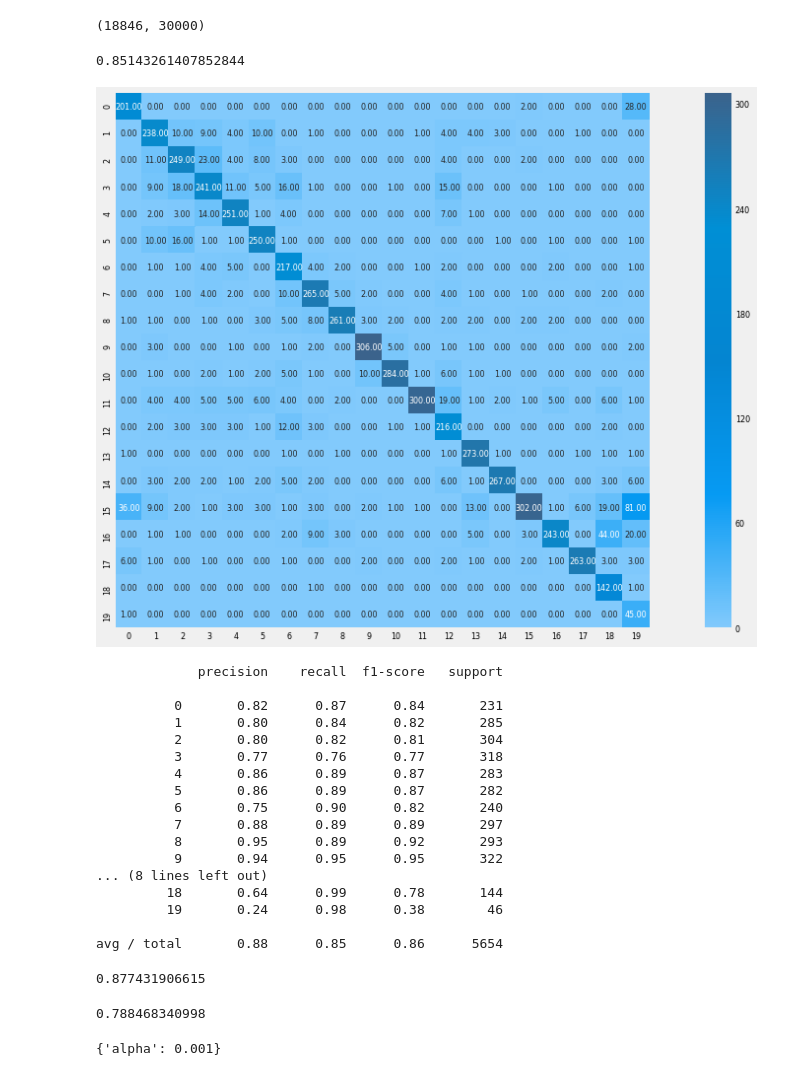
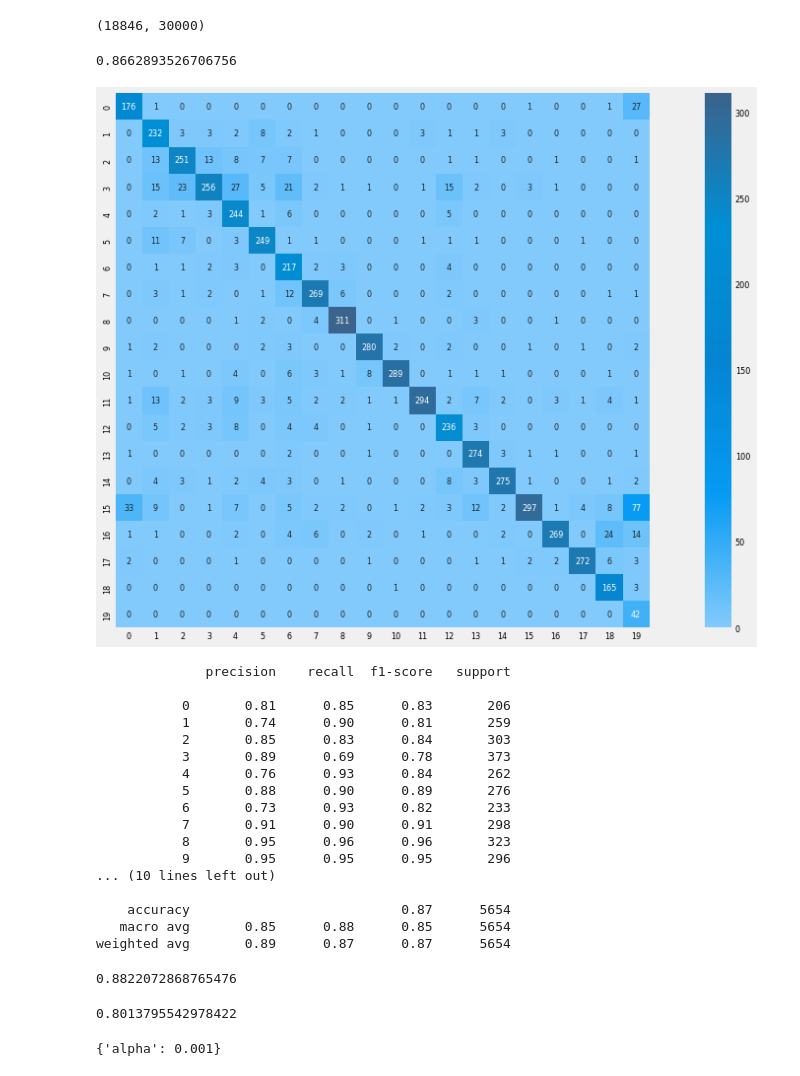
Before and after one commit to tvml/ml2324, a Jupyter notebook: codici/TextClassification.ipynb, the cells around one changed output. Saved outputs shown, nothing was run; the diff lists cells and outputs as text; code cells hidden in the pictures.

```diff
--- a/codici/TextClassification.ipynb
+++ b/codici/TextClassification.ipynb
@@ -91,5 +91,5 @@ X_tfidf.shape
 # %%
-fscores = np.loadtxt('scores_tc_features')
+fscores = np.loadtxt('../dataset/scores_tc_features')
 # %%
 #fscores = fs.scores_
 idx = np.argsort(fscores)[::-1]
@@ -121,44 +121,36 @@ y = clf.predict(X_test)
 from sklearn.metrics import classification_report, confusion_matrix, accuracy_score
 accuracy_score(y,t_test)
 # %% [output]
-0.85143261407852844
+0.8662893526706756
 # %%
-import seaborn.apionly as sns
+import seaborn as sns
 cm = confusion_matrix(y,t_test)
 plt.figure(figsize=(16,8))
-hm = sns.heatmap(cm,
-                 cbar=True,
-                 annot=True,
-                 square=True,
-                 fmt='.2f',
-                 annot_kws={'size': 8},
-                 #yticklabels=idx[:n_terms],
-                 #xticklabels=idx[:n_terms],
-                 cmap = cmap)
+hm = sns.heatmap(cm, cbar=True, annot=True, square=True, fmt='d', annot_kws={'size': 8}, cmap=cmap)
 plt.tight_layout()
 plt.show()
 # %% [output]
-[figure, old version]
+[figure, new version]
 # %%
 print(classification_report(y,t_test))
 # %% [output]
-             precision    recall  f1-score   support
+              precision    recall  f1-score   support
 
-          0       0.82      0.87      0.84       231
-          1       0.80      0.84      0.82       285
-          2       0.80      0.82      0.81       304
-          3       0.77      0.76      0.77       318
-          4       0.86      0.89      0.87       283
-          5       0.86      0.89      0.87       282
-          6       0.75      0.90      0.82       240
-          7       0.88      0.89      0.89       297
-          8       0.95      0.89      0.92       293
-          9       0.94      0.95      0.95       322
-... (8 lines left out)
-         18       0.64      0.99      0.78       144
-         19       0.24      0.98      0.38        46
+           0       0.81      0.85      0.83       206
+           1       0.74      0.90      0.81       259
+           2       0.85      0.83      0.84       303
+           3       0.89      0.69      0.78       373
+           4       0.76      0.93      0.84       262
+           5       0.88      0.90      0.89       276
+           6       0.73      0.93      0.82       233
+           7       0.91      0.90      0.91       298
+           8       0.95      0.96      0.96       323
+           9       0.95      0.95      0.95       296
+... (10 lines left out)
 
-avg / total       0.88      0.85      0.86      5654
+    accuracy                           0.87      5654
+   macro avg       0.85      0.88      0.85      5654
+weighted avg       0.89      0.87      0.87      5654
 # %%
 from sklearn.svm import SVC
 clf_svm = SVC(kernel='rbf', class_weight='balanced', C=1e3, gamma=0.0001)
@@ -184,21 +168,21 @@ plt.show()
 # Training Support Vector Machines - SVM and calculating its performance
 
 from sklearn.linear_model import SGDClassifier
-text_clf_svm = SGDClassifier(loss='hinge', penalty='l2',alpha=1e-3, max_iter=15, random_state=42)
+text_clf_svm = SGDClassifier(loss='hinge', penalty='l2', alpha=1e-3, max_iter=15, random_state=42)
 
 text_clf_svm = text_clf_svm.fit(X_train, t_train)
 y_sgd = text_clf_svm.predict(X_test)
-print(accuracy_score(y_sgd,t_test))
+print(accuracy_score(y_sgd, t_test))
 # %% [output]
-0.877431906615
+0.8822072868765476
 # %%
-text_clf_lr = SGDClassifier(loss='log', penalty='l2',alpha=1e-3, max_iter=15, random_state=42)
+text_clf_lr = SGDClassifier(loss='log', penalty='l2', alpha=1e-3, max_iter=15, random_state=42)
 
 text_clf_lr = text_clf_lr.fit(X_train, t_train)
 y_lr = text_clf_lr.predict(X_test)
-print(accuracy_score(y_lr,t_test))
+print(accuracy_score(y_lr, t_test))
 # %% [output]
-0.788468340998
+0.8013795542978422
 # %%
 # Grid Search
 # Here, we are creating a list of parameters for which we would like to do performance tuning.
```
Also changed, not shown: parts of 7 cells of this notebook, 6 other files.
